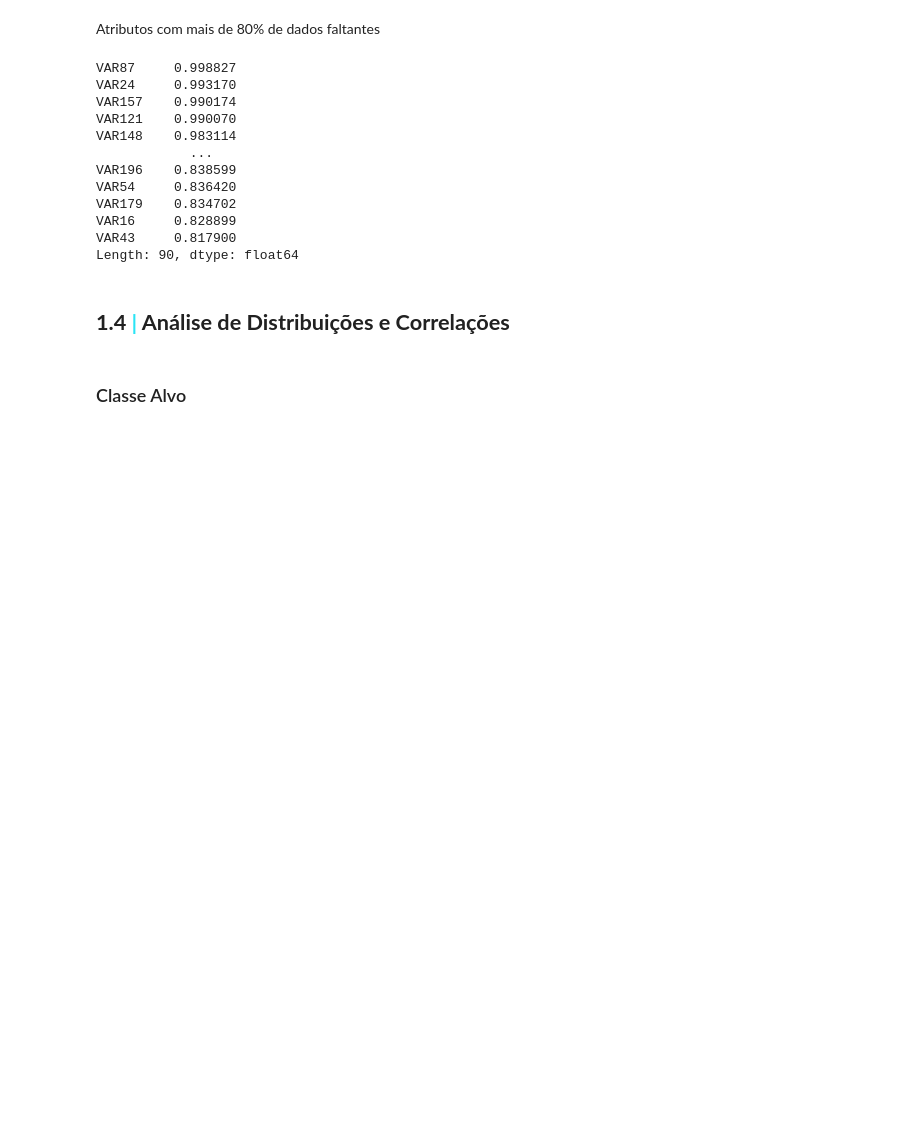
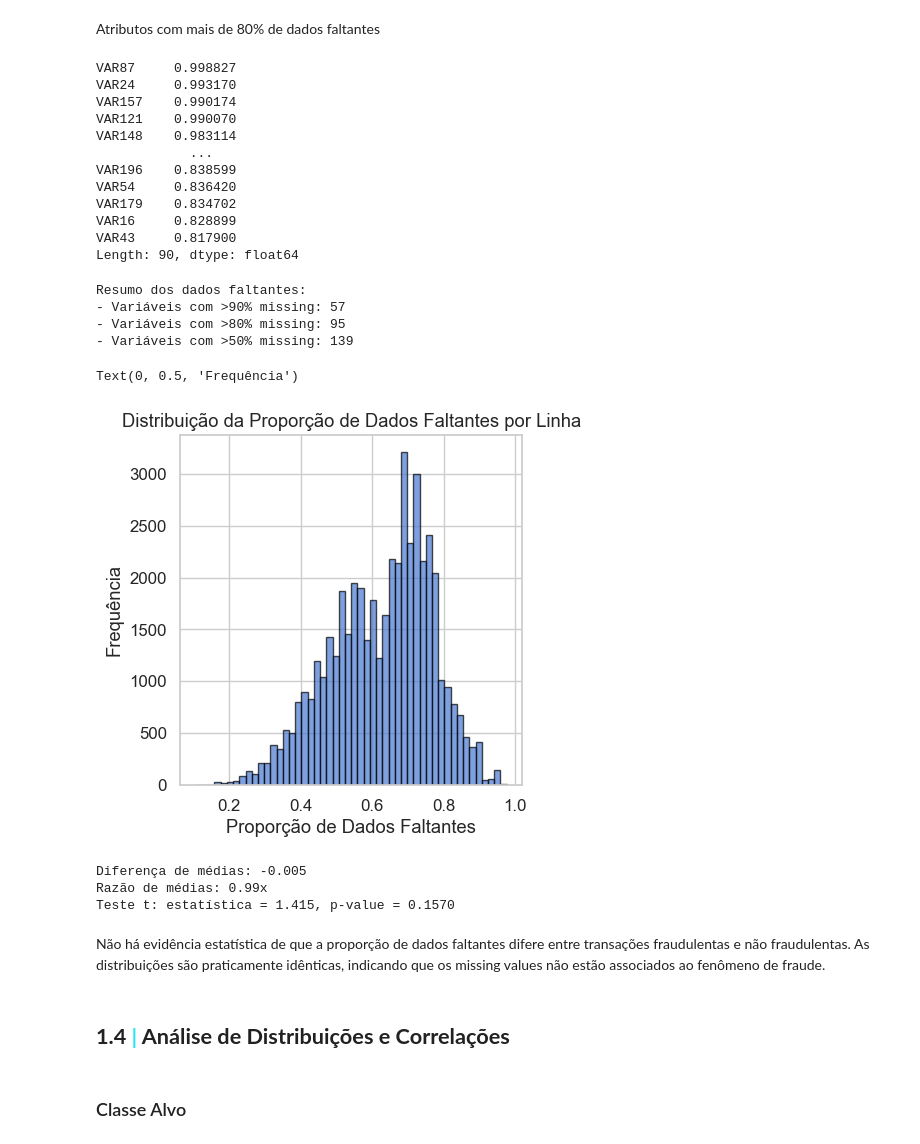
Before and after one commit to HumbertoTavora/Desafio-Neuro-Modelo_Anti_Fraude, a Jupyter notebook: notebooks/eda.ipynb, the cells around one changed output. Drawn from its saved outputs; the diff is of its cells as text; code cells hidden in the pictures; blank space fills up the shorter version.

Commit message:
EDA: Aprofundamento da analise de valores faltantes

```diff
--- a/notebooks/eda.ipynb
+++ b/notebooks/eda.ipynb
@@ -98,6 +98,52 @@ VAR179    0.834702
 VAR16     0.828899
 VAR43     0.817900
 Length: 90, dtype: float64
+# %%
+missing_stats = pd.DataFrame({
+    'variavel': df.columns,
+    'qtd_missing': df.isnull().sum(),
+    'perc_missing': df.isnull().sum() / len(df) * 100
+}).sort_values('perc_missing', ascending=False)
+
+print(f"\nResumo dos dados faltantes:")
+print(f"- Variáveis com >90% missing: {len(missing_stats[missing_stats['perc_missing'] > 90])}")
+print(f"- Variáveis com >80% missing: {len(missing_stats[missing_stats['perc_missing'] > 80])}")
+print(f"- Variáveis com >50% missing: {len(missing_stats[missing_stats['perc_missing'] > 50])}")
+# %% [output]
+Resumo dos dados faltantes:
+- Variáveis com >90% missing: 57
+- Variáveis com >80% missing: 95
+- Variáveis com >50% missing: 139
+# %%
+df['prop_dados_faltantes'] = df.isnull().sum(axis=1) / df.shape[1]
+
+plt.figure(figsize=(15, 10))
+
+plt.subplot(2, 3, 1)
+plt.hist(df['prop_dados_faltantes'], bins=50, alpha=0.7, edgecolor='black')
+plt.title('Distribuição da Proporção de Dados Faltantes por Linha')
+plt.xlabel('Proporção de Dados Faltantes')
+plt.ylabel('Frequência')
+# %% [output]
+Text(0, 0.5, 'Frequência')
+[figure, added]
+# %%
+classe0 = df[df['alvo'] == 0]['prop_dados_faltantes']
+classe1 = df[df['alvo'] == 1]['prop_dados_faltantes']
+
+print(f"Diferença de médias: {classe1.mean() - classe0.mean():.3f}")
+print(f"Razão de médias: {classe1.mean() / classe0.mean():.2f}x")
+
+# Teste de hipótese para verificar se a diferença é significativa
+from scipy import stats
+t_stat, p_value = stats.ttest_ind(classe0, classe1, nan_policy='omit')
+print(f"Teste t: estatística = {t_stat:.3f}, p-value = {p_value:.4f}")
+# %% [output]
+Diferença de médias: -0.005
+Razão de médias: 0.99x
+Teste t: estatística = 1.415, p-value = 0.1570
+# %% [markdown]
+Não há evidência estatística de que a proporção de dados faltantes difere entre transações fraudulentas e não fraudulentas. As distribuições são praticamente idênticas, indicando que os missing values não estão associados ao fenômeno de fraude.
 # %% [markdown]
 ## <b>1.4 <span style='color:#2ae4f5'>|</span>  Análise de Distribuições e Correlações</b>
 # %% [markdown]
```
Also changed, not shown: parts of 1 cell of this notebook.
